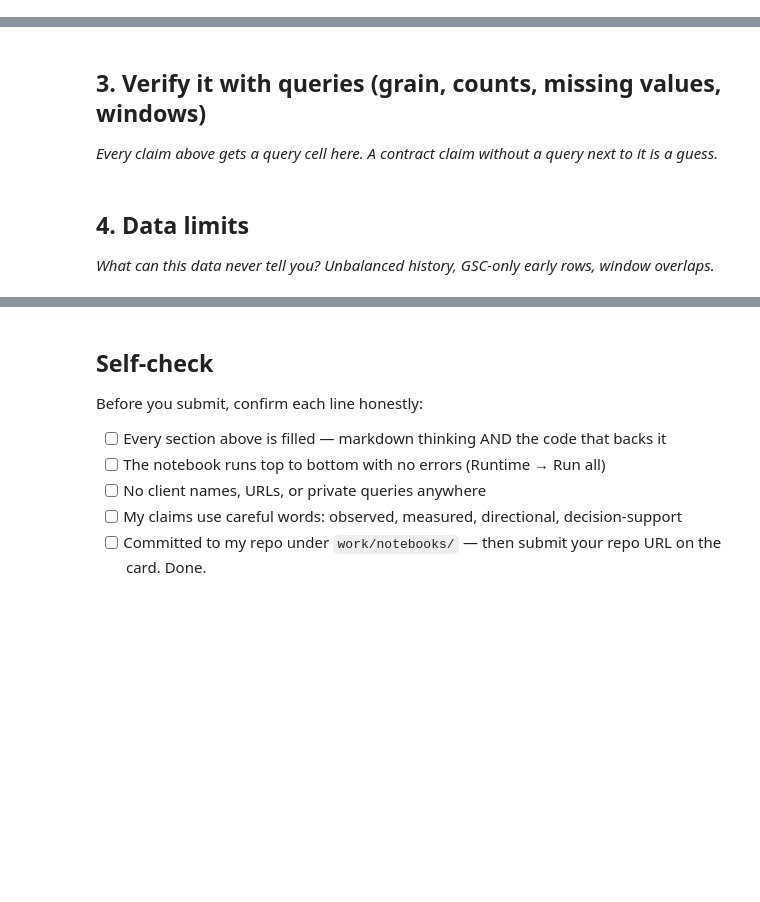
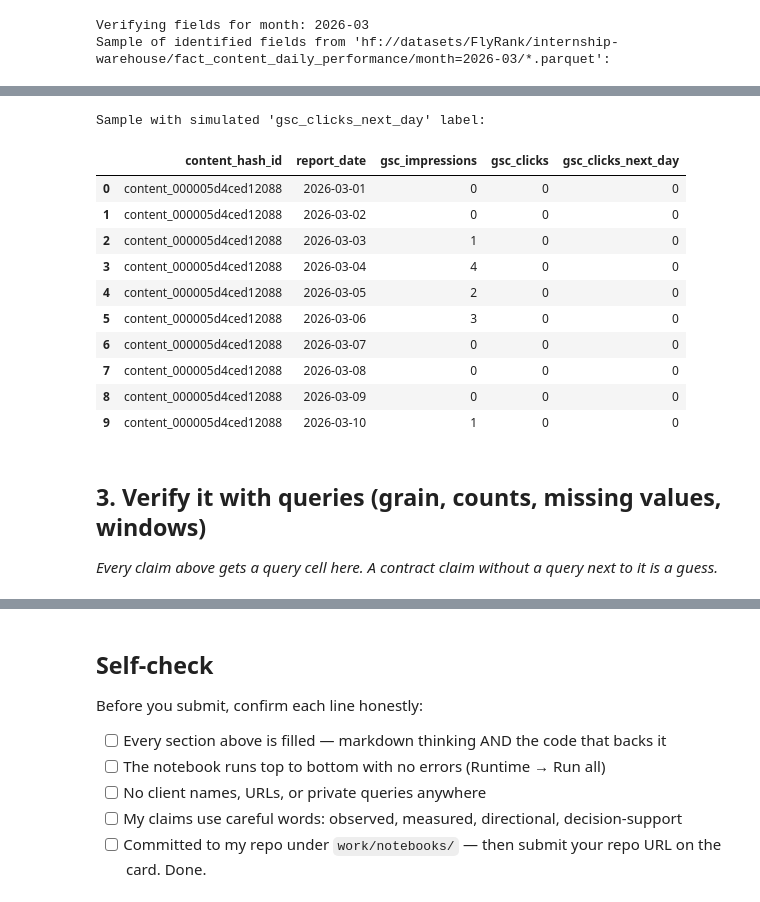
Before and after one commit to dildar-ai/ML-pipeline-Flyrank-Assignment-1-, a Jupyter notebook: work/notebooks/w03_data_contract.ipynb, the cells around one changed output, grey strips where cells are left out. Cells and saved outputs as stored; diff of their text form; code cells hidden in the pictures; blank space fills up the shorter version.

```diff
--- a/work/notebooks/w03_data_contract.ipynb
+++ b/work/notebooks/w03_data_contract.ipynb
@@ -22,0 +115,60 @@ This skeleton is yours to fill. Work the sections **in order** — each one has
+# %%
+import pandas as pd
+
+target_month = '2026-03'
+table_path = f"{rel}/fact_content_daily_performance/month={target_month}/*.parquet"
+
+print(f"Verifying fields for month: {target_month}")
+
+# Query to select features, context, and a mock label (for demonstration)
+# Note: actual 'gsc_clicks_next_day' requires a self-join or window function for a real label.
+# Here we just show the relevant columns that would be used.
+df_fields_sample = con.sql(f"""
+    SELECT
+        content_hash_id,         -- Context (corrected from content_id)
+        report_date,             -- Context (corrected from date)
+        gsc_impressions,        -- Feature (corrected from impressions)
+        gsc_clicks             -- Feature (assuming gsc_clicks)
+    FROM
+        read_parquet('{table_path}')
+    ORDER BY content_hash_id, report_date
+    LIMIT 10
+""").fetchdf()
+
+print(f"Sample of identified fields from '{table_path}':")
+display(df_fields_sample)
+
+# To demonstrate the 'gsc_clicks_next_day' label, we need a self-join or window function.
+# This query simulates how the label would be constructed (for a small sample).
+# In a real scenario, this would be part of a feature engineering pipeline.
+
+df_with_label_sample = con.sql(f"""
+    WITH daily_performance AS (
+        SELECT
+            content_hash_id,
+            report_date,
+            gsc_impressions,
+            gsc_clicks,
+            LEAD(gsc_clicks, 1) OVER (PARTITION BY content_hash_id ORDER BY report_date) AS gsc_clicks_next_day
+        FROM
+            read_parquet('{table_path}')
+    )
+    SELECT
+        content_hash_id,
+        report_date,
+        gsc_impressions,
+        gsc_clicks,
+        gsc_clicks_next_day
+    FROM
+        daily_performance
+    WHERE
+        gsc_clicks_next_day IS NOT NULL -- Exclude rows where next day's clicks are not available
+    ORDER BY content_hash_id, report_date
+    LIMIT 10
+""").fetchdf()
+
+print(f"\nSample with simulated 'gsc_clicks_next_day' label:")
+display(df_with_label_sample)
+# %% [output]
+Verifying fields for month: 2026-03
+Sample of identified fields from 'hf://datasets/FlyRank/internship-warehouse/fact_content_daily_performance/month=2026-03/*.parquet':
@@ -23,3 +186,15 @@ This skeleton is yours to fill. Work the sections **in order** — each one has
+Sample with simulated 'gsc_clicks_next_day' label:
+|  | content_hash_id | report_date | gsc_impressions | gsc_clicks | gsc_clicks_next_day |
+| 0 | content_000005d4ced12088 | 2026-03-01 | 0 | 0 | 0 |
+| 1 | content_000005d4ced12088 | 2026-03-02 | 0 | 0 | 0 |
+| 2 | content_000005d4ced12088 | 2026-03-03 | 1 | 0 | 0 |
+| 3 | content_000005d4ced12088 | 2026-03-04 | 4 | 0 | 0 |
+| 4 | content_000005d4ced12088 | 2026-03-05 | 2 | 0 | 0 |
+| 5 | content_000005d4ced12088 | 2026-03-06 | 3 | 0 | 0 |
+| 6 | content_000005d4ced12088 | 2026-03-07 | 0 | 0 | 0 |
+| 7 | content_000005d4ced12088 | 2026-03-08 | 0 | 0 | 0 |
+| 8 | content_000005d4ced12088 | 2026-03-09 | 0 | 0 | 0 |
+| 9 | content_000005d4ced12088 | 2026-03-10 | 1 | 0 | 0 |
 # %% [markdown]
 ## 3. Verify it with queries (grain, counts, missing values, windows)
 
@@ -30,4 +201,0 @@ This skeleton is yours to fill. Work the sections **in order** — each one has
-# %% [markdown]
-## 4. Data limits
-
-*What can this data never tell you? Unbalanced history, GSC-only early rows, window overlaps.*
```
Also changed, not shown: parts of 18 cells of this notebook.
